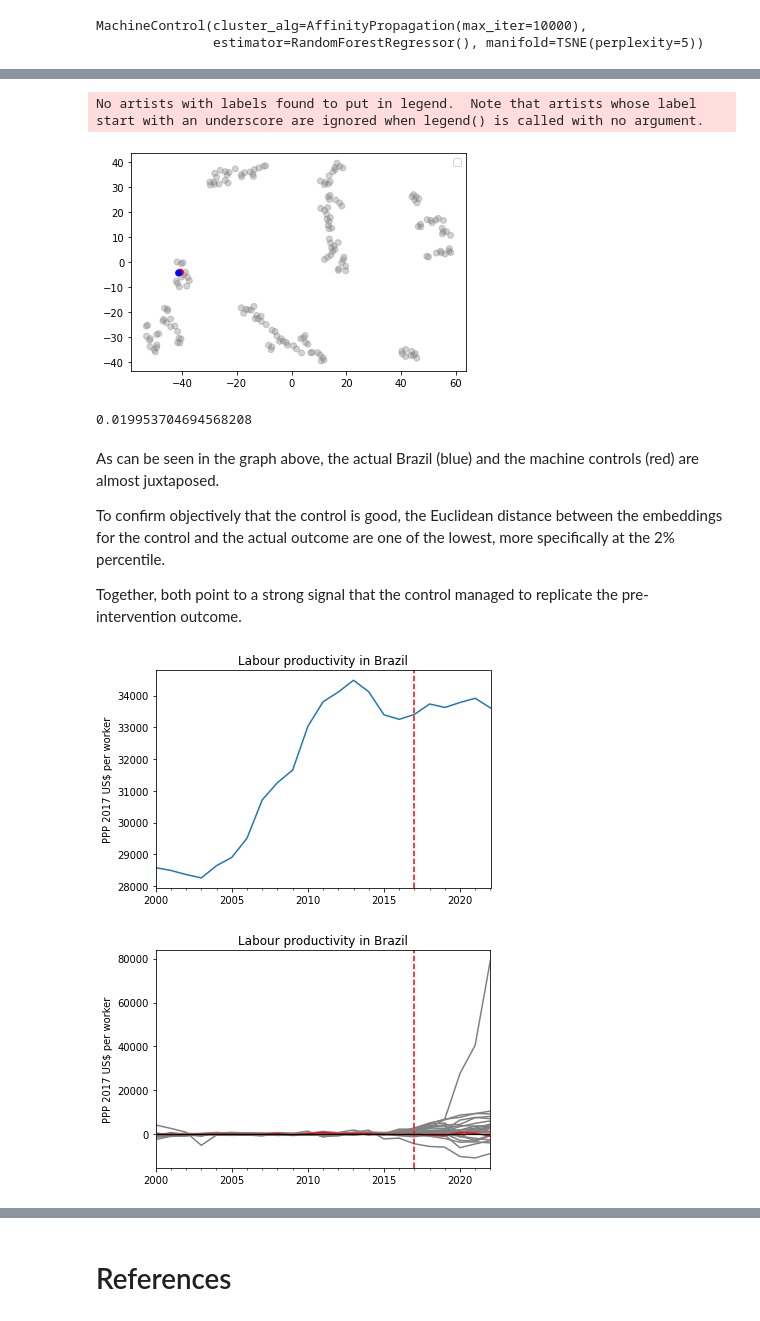
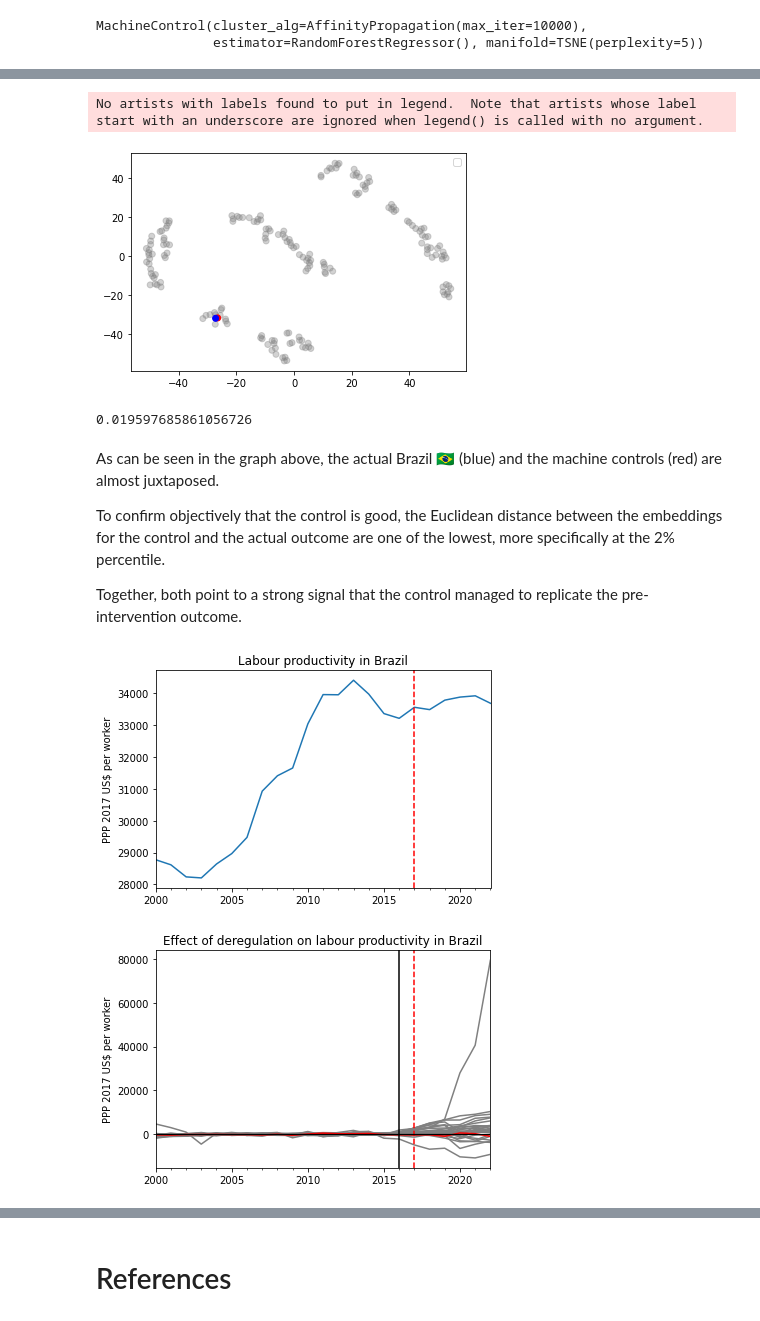
Before and after one commit to dkgaraujo/gingado, a Jupyter notebook: 00_estimators.ipynb, the cells around one changed output, grey strips where cells are left out. Saved outputs shown, nothing was run; the diff lists cells and outputs as text; code cells hidden in the pictures.

Commit message:
Full example labour productivity

```diff
--- a/00_estimators.ipynb
+++ b/00_estimators.ipynb
@@ -622,7 +644,9 @@ col_filter = [
     c for c in outcome_var.columns
     if "DF_GDP_211P_NOC_NB_X" not in c
     and "DF_GDP_211P_NOC_NB_ARG" not in c
+    and "DF_GDP_211P_NOC_NB_CRI" not in c
     and "DF_GDP_211P_NOC_NB_PAR" not in c
+    and "DF_GDP_211P_NOC_NB_URY" not in c
 ]
 
 X = outcome_var[col_filter]
@@ -693,13 +735,13 @@ ax.legend()
 plt.show()
 # %% [output]
 No artists with labels found to put in legend.  Note that artists whose label start with an underscore are ignored when legend() is called with no argument.
-[figure, old version]
+[figure, new version]
 # %%
 synth_BR.control_quality_test_ / 100
 # %% [output]
-0.019953704694568208
+0.019597685861056726
 # %% [markdown]
-As can be seen in the graph above, the actual Brazil (blue) and the machine controls (red) are almost juxtaposed.
+As can be seen in the graph above, the actual Brazil 🇧🇷 (blue) and the machine controls (red) are almost juxtaposed.
 
 To confirm objectively that the control is good, the Euclidean distance between the embeddings for the control and the actual outcome are one of the lowest, more specifically at the 2% percentile.
 
@@ -712,19 +754,23 @@ plt.xlabel('')
 plt.title("Labour productivity in Brazil")
 plt.show()
 # %% [output]
-[figure, old version]
+[figure, new version]
 # %%
 all_diffs = pd.concat([
     synth_BR.placebo_diff_,
     synth_BR.diff_
 ], axis=1)
 colors = ['grey'] * synth_BR.placebo_diff_.shape[1] + ['red']
+y_label = 'PPP 2017 US$ per worker'
+effect_title = "Effect of deregulation on labour productivity in Brazil"
+
 ax = all_diffs.plot(legend=False, color=colors)
+ax.axvline(x='2016-12-31', color='black', linestyle='solid')
 ax.axvline(x='2017-11-11', color='red', linestyle='--')
 ax.axhline(y=0, color='black', linewidth=1.2)
-plt.ylabel('PPP 2017 US$ per worker')
+plt.ylabel(y_label)
 plt.xlabel('')
-plt.title("Labour productivity in Brazil")
+plt.title(effect_title)
 plt.show()
 # %% [output]
-[figure, old version]
+[figure, new version]
```
Also changed, not shown: parts of 26 cells of this notebook.
